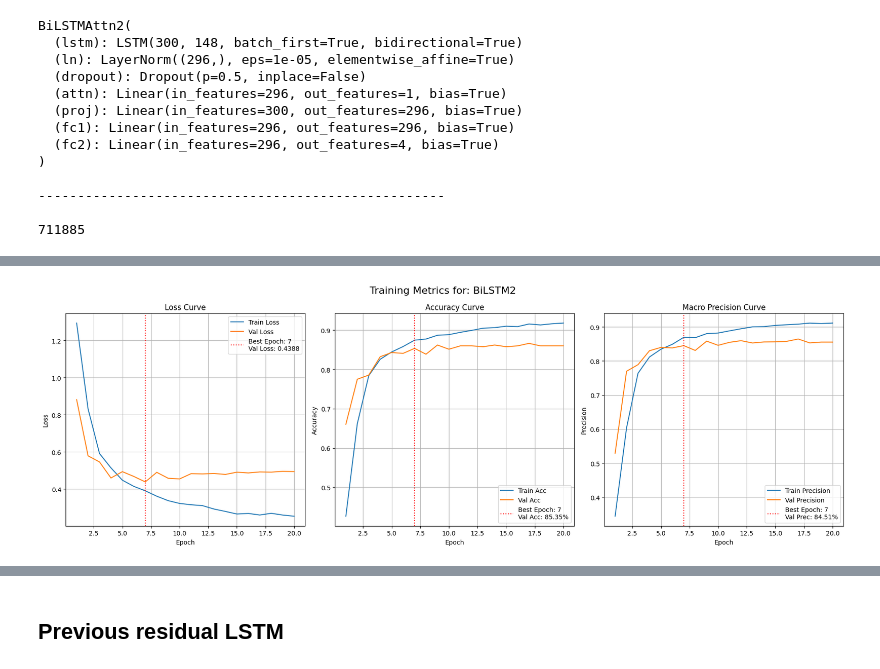
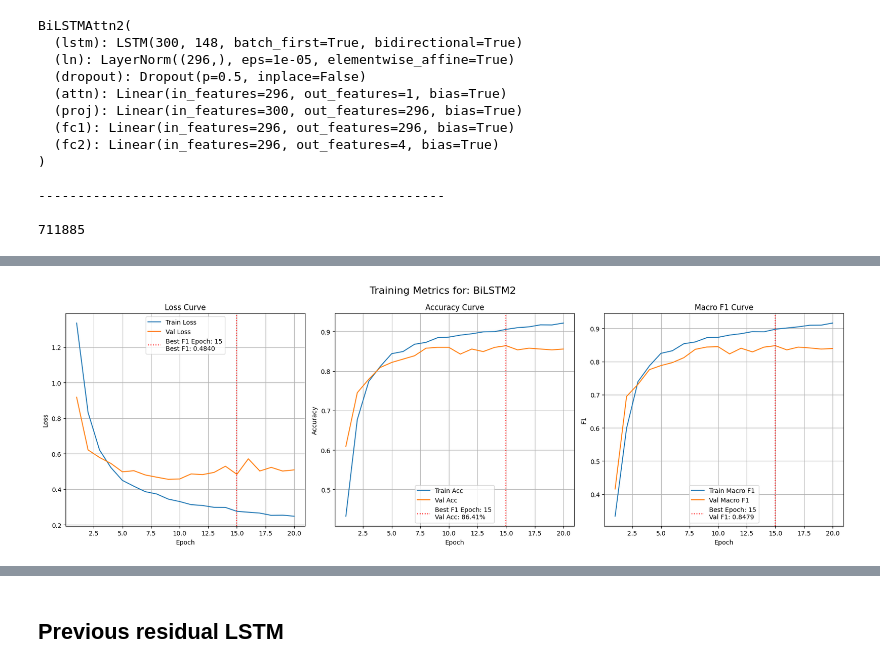
Before and after one commit to angeltamang123/Nepali-Hate-Sentiment-Detection, a Jupyter notebook: nephased/word_embeddings_prototype/Residual Learning/residual-lstm-fasttext.ipynb, the cells around one changed output, grey strips where cells are left out. Saved outputs shown, nothing was run; the diff lists cells and outputs as text; code cells hidden in the pictures.

```diff
--- a/nephased/word_embeddings_prototype/Residual Learning/residual-lstm-fasttext.ipynb
+++ b/nephased/word_embeddings_prototype/Residual Learning/residual-lstm-fasttext.ipynb
@@ -1171,5 +1157,5 @@ BiLSTMAttn2(
 
 711885
 # %%
-BiLSTM2, BiLSTM2_train_losses, BiLSTM2_val_losses = model_train(BiLSTM2, BiLSTM2_criterion, BiLSTM2_optimizer, train_loader2, val_loader2, scheduler=BiLSTM2_scheduler, save_name="BiLSTM2", epochs=BiLSTM2_params["epochs"], model2=True)
+BiLSTM2, BiLSTM2_train_losses, BiLSTM2_val_losses, BiLSTM2_train_f1s, BiLSTM2_val_f1s = model_train(BiLSTM2, BiLSTM2_criterion, BiLSTM2_optimizer, train_loader2, val_loader2, scheduler=BiLSTM2_scheduler, save_name="BiLSTM2", epochs=BiLSTM2_params["epochs"], model2=True)
 # %% [output]
@@ -1193,4 +1179,4 @@ Training curves(Loss, accuracy, macro precision) will be saved as BiLSTM2_loss.p
-[figure, old version]
+[figure, new version]
 # %%
 evaluate_model(BiLSTM2, val_loader2, label_map, model2=True)
 # %% [output]
```
Also changed, not shown: parts of 23 cells of this notebook, 4 other files.
